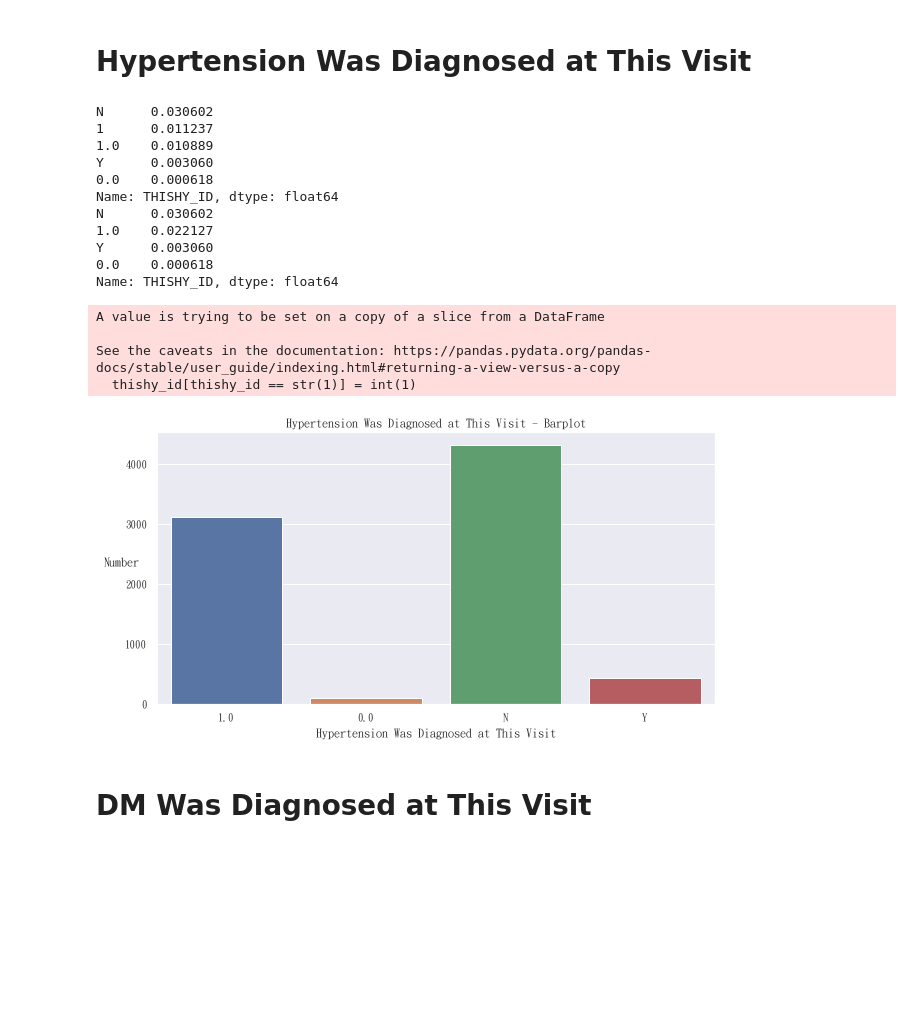
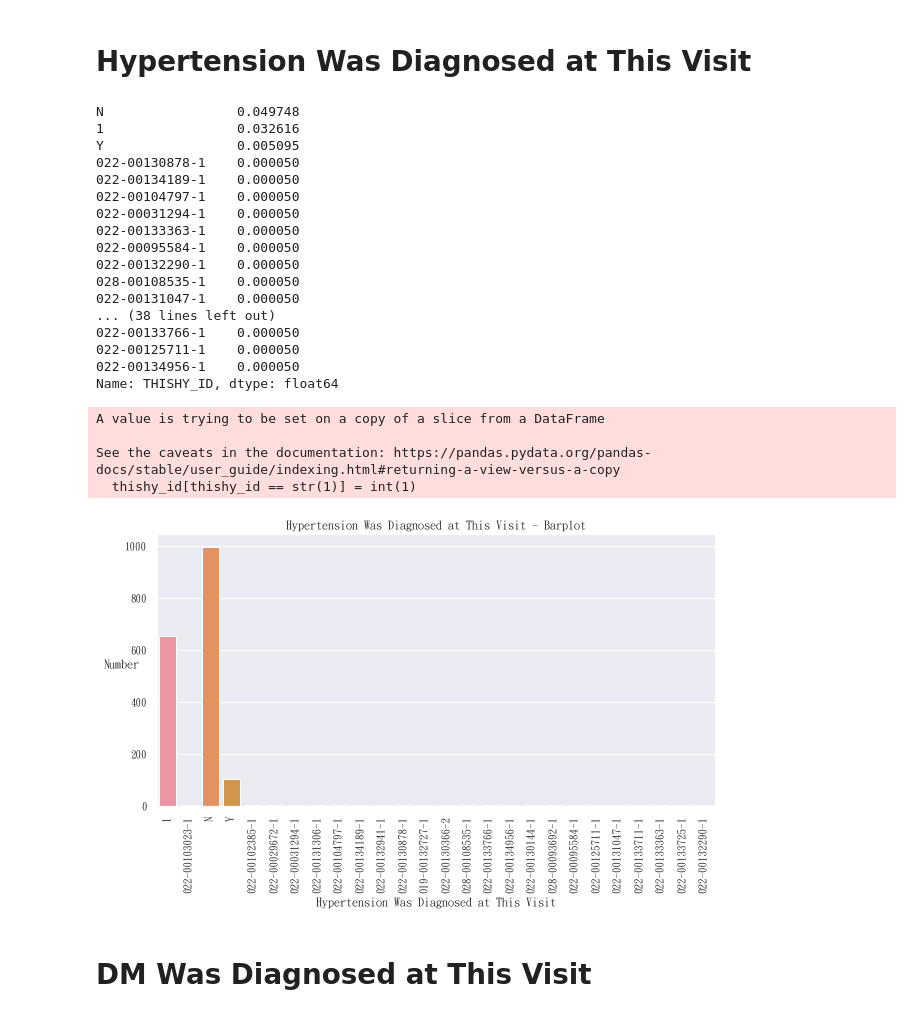
Before and after one commit to sn987532159/TSR_ML, a Jupyter notebook: data_exploration/Pre-visualisation - CASEDDGFA.ipynb, the cells around one changed output. Saved outputs shown, nothing was run; the diff lists cells and outputs as text; code cells hidden in the pictures; blank space fills up the shorter version.

```diff
--- a/data_exploration/Pre-visualisation - CASEDDGFA.ipynb
+++ b/data_exploration/Pre-visualisation - CASEDDGFA.ipynb
@@ -11,7 +11,7 @@ sns.set(font=myfont.get_name())
 
 plt.rcParams['figure.figsize'] = (10,5)
 # %%
-csv_path = os.path.join("..", "data","TSR_2018_raw", "CASEDDGFA.csv")
+csv_path = os.path.join("..", "data","TSR_CMUH", "CASEDDGFA.csv")
 cdd = pd.read_csv(csv_path)
 cdd.head()
 # %% [output]
@@ -562,35 +541,42 @@ Name: OT_ID, dtype: float64
 # %%
 thishy_id = cdd.loc[:,"THISHY_ID"]
 #print(thishy_id)
 print(thishy_id.value_counts() / len(thishy_id))
 #print(thishy_id.describe())
 
 thishy_id[thishy_id == str(1)] = int(1)
 print(thishy_id.value_counts() / len(thishy_id))
 #print(thishy_id.describe())
 
 sns.countplot(thishy_id)
 plt.title("Hypertension Was Diagnosed at This Visit - Barplot")
 plt.xlabel('Hypertension Was Diagnosed at This Visit')
 plt.ylabel('Number', rotation=0)
+plt.xticks(rotation = 90)
 plt.show()
 # %% [output]
-N      0.030602
-1      0.011237
-1.0    0.010889
-Y      0.003060
-0.0    0.000618
+N                 0.049748
+1                 0.032616
+Y                 0.005095
+022-00130878-1    0.000050
+022-00134189-1    0.000050
+022-00104797-1    0.000050
+022-00031294-1    0.000050
+022-00133363-1    0.000050
+022-00095584-1    0.000050
+022-00132290-1    0.000050
+028-00108535-1    0.000050
+022-00131047-1    0.000050
+... (38 lines left out)
+022-00133766-1    0.000050
+022-00125711-1    0.000050
+022-00134956-1    0.000050
 Name: THISHY_ID, dtype: float64
-N      0.030602
-1.0    0.022127
-Y      0.003060
-0.0    0.000618
-Name: THISHY_ID, dtype: float64
 A value is trying to be set on a copy of a slice from a DataFrame
 
 See the caveats in the documentation: https://pandas.pydata.org/pandas-docs/stable/user_guide/indexing.html#returning-a-view-versus-a-copy
   thishy_id[thishy_id == str(1)] = int(1)
-[figure, old version]
+[figure, new version]
 # %% [markdown]
 # DM Was Diagnosed at This Visit
 # %%
```
Also changed, not shown: parts of 23 cells of this notebook, 6 other files.
